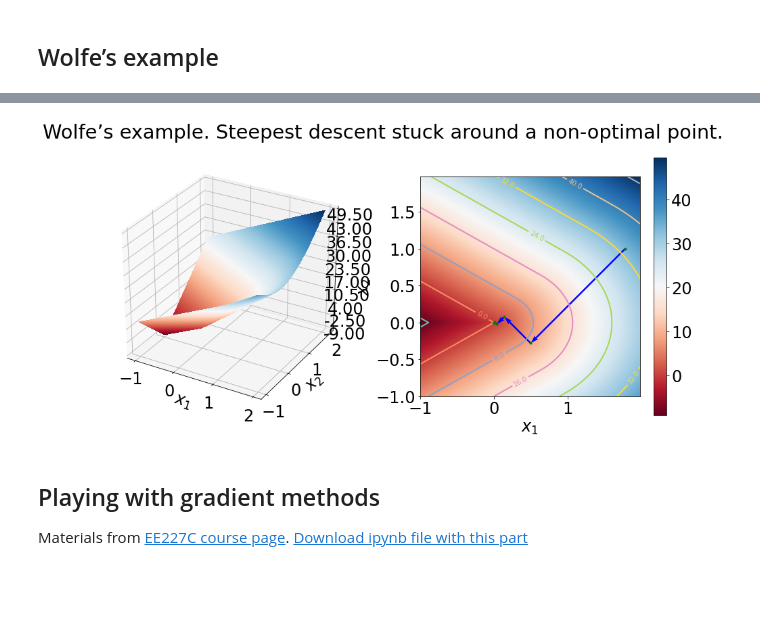
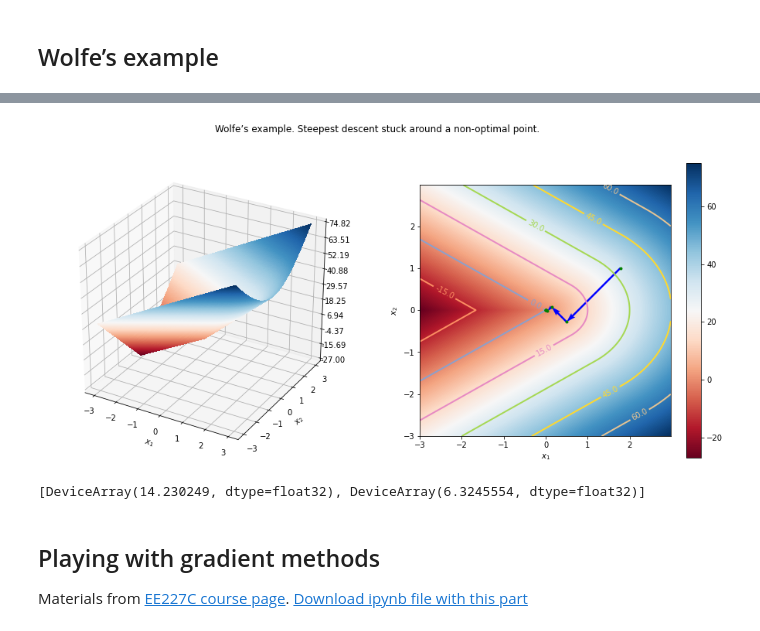
Before and after one commit to MerkulovDaniil/intro_opt, a Jupyter notebook: notebooks/intro_opt_5.ipynb, the cells around one changed output, grey strips where cells are left out. Drawn from its saved outputs; the diff is of its cells as text; code cells hidden in the pictures; blank space fills up the shorter version.

```diff
--- a/notebooks/intro_opt_5.ipynb
+++ b/notebooks/intro_opt_5.ipynb
@@ -94,15 +95,16 @@ def steepest_descent(x_0, f, df, df_eps = 1e-2, max_iter = 1000):
     x = np.array(x_0)
     iterations.append(x)
     while np.linalg.norm(df(x)) > df_eps and len(iterations) <= max_iter:
-        res = minimize_scalar(lambda alpha: f(x - alpha * df(x)))
-        alpha_opt = res.x
+        # res = minimize_scalar(lambda alpha: f(x - alpha * df(x)))
+        alpha_opt = 0.01
+        # alp
         x = x - alpha_opt * df(x)
         iterations.append(x)
     #print('Finished with', len(iterations), 'iterations')
     return iterations
-x_0 = [16/9,1.]
+x_0 = [2.,0.5]
 k = 100
-iterations = steepest_descent(x_0, f, df, max_iter=7)
+iterations = steepest_descent(x_0, f, df, max_iter=20)
 title = f'Wolfe’s example. Steepest descent stuck around a non-optimal point.'
 up_lim = 2
 low_lim = -1
@@ -112,12 +116,16 @@ plot_3d_function(x1, x2, f, title, iterations = iterations)
 # %%
 title = f'Wolfe’s example. Steepest descent stuck around a non-optimal point.'
-up_lim = 2
-low_lim = -1
+up_lim = 3
+low_lim = -3
 x1 = np.arange(low_lim, up_lim, 0.02)
 x2 = np.arange(low_lim, up_lim, 0.02)
 plot_3d_function(x1, x2, f, title, iterations = iterations)
 # %% [output]
-[figure, old version]
+[figure, new version]
+# %%
+df(x_0)
+# %% [output]
+[DeviceArray(14.230249, dtype=float32), DeviceArray(6.3245554, dtype=float32)]
 # %% [markdown]
 ## Playing with gradient methods
 
```
Also changed, not shown: parts of 21 cells of this notebook.
